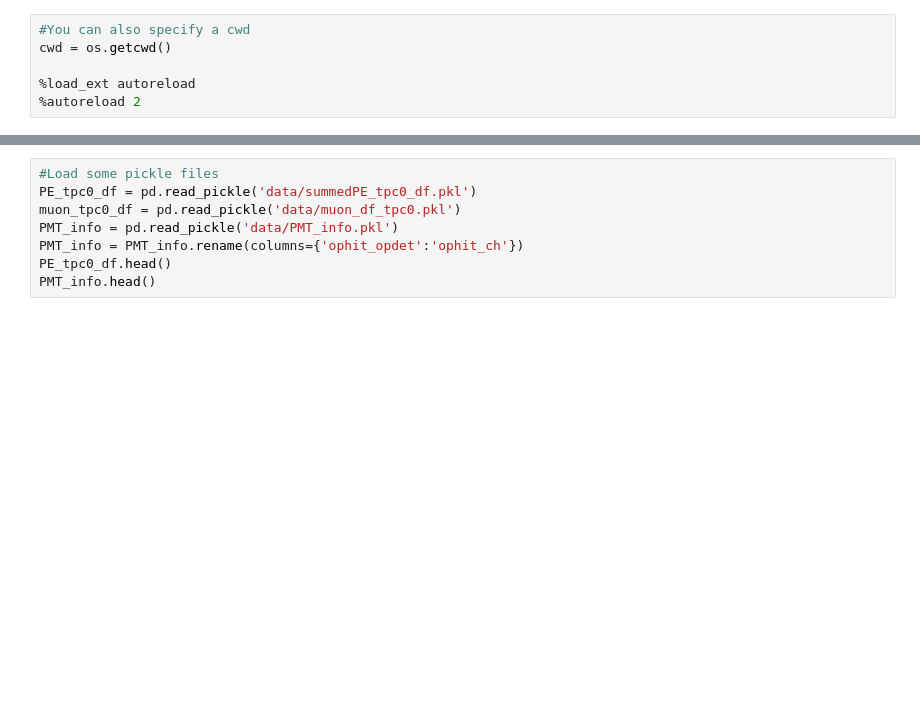
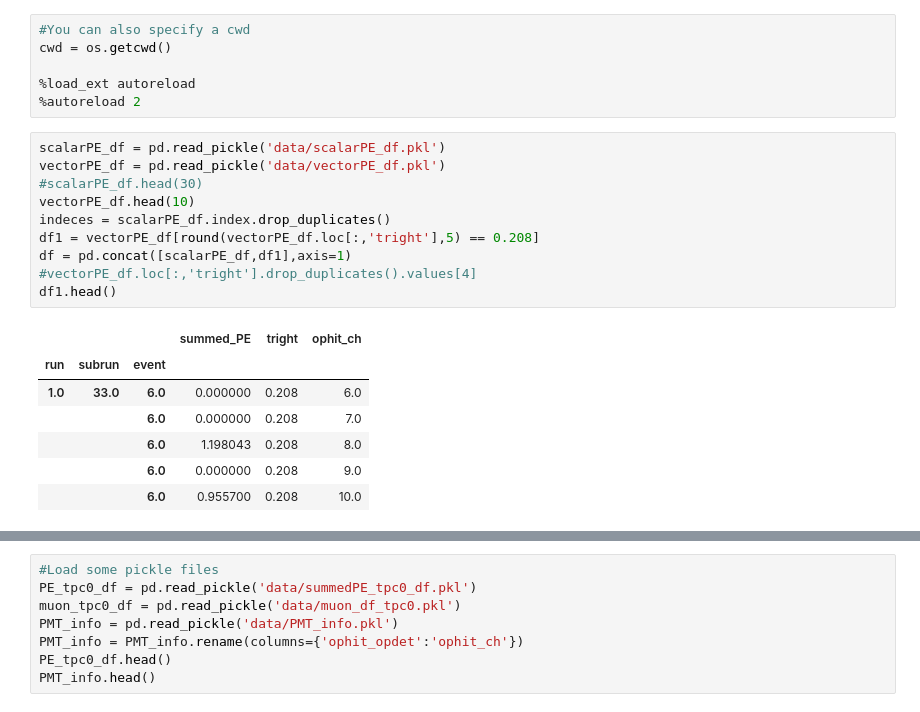
Before and after one commit to bear-is-asleep/pmt_commissioning, a Jupyter notebook: timing_scripts/testing.ipynb, the cells around one changed output, grey strips where cells are left out. Saved outputs shown, nothing was run; the diff lists cells and outputs as text; blank space fills up the shorter version.

```diff
--- a/timing_scripts/testing.ipynb
+++ b/timing_scripts/testing.ipynb
@@ -20,3 +20,21 @@ cwd = os.getcwd()
 
 %load_ext autoreload
 %autoreload 2
+# %%
+scalarPE_df = pd.read_pickle('data/scalarPE_df.pkl')
+vectorPE_df = pd.read_pickle('data/vectorPE_df.pkl')
+#scalarPE_df.head(30)
+vectorPE_df.head(10)
+indeces = scalarPE_df.index.drop_duplicates()
+df1 = vectorPE_df[round(vectorPE_df.loc[:,'tright'],5) == 0.208]
+df = pd.concat([scalarPE_df,df1],axis=1)
+#vectorPE_df.loc[:,'tright'].drop_duplicates().values[4]
+df1.head()
+# %% [output]
+|  |  |  | summed_PE | tright | ophit_ch |
+| run | subrun | event |  |  |  |
+| 1.0 | 33.0 | 6.0 | 0.000000 | 0.208 | 6.0 |
+|  |  | 6.0 | 0.000000 | 0.208 | 7.0 |
+|  |  | 6.0 | 1.198043 | 0.208 | 8.0 |
+|  |  | 6.0 | 0.000000 | 0.208 | 9.0 |
+|  |  | 6.0 | 0.955700 | 0.208 | 10.0 |
```
Also changed, not shown: parts of 2 cells of this notebook, 4 other files.
